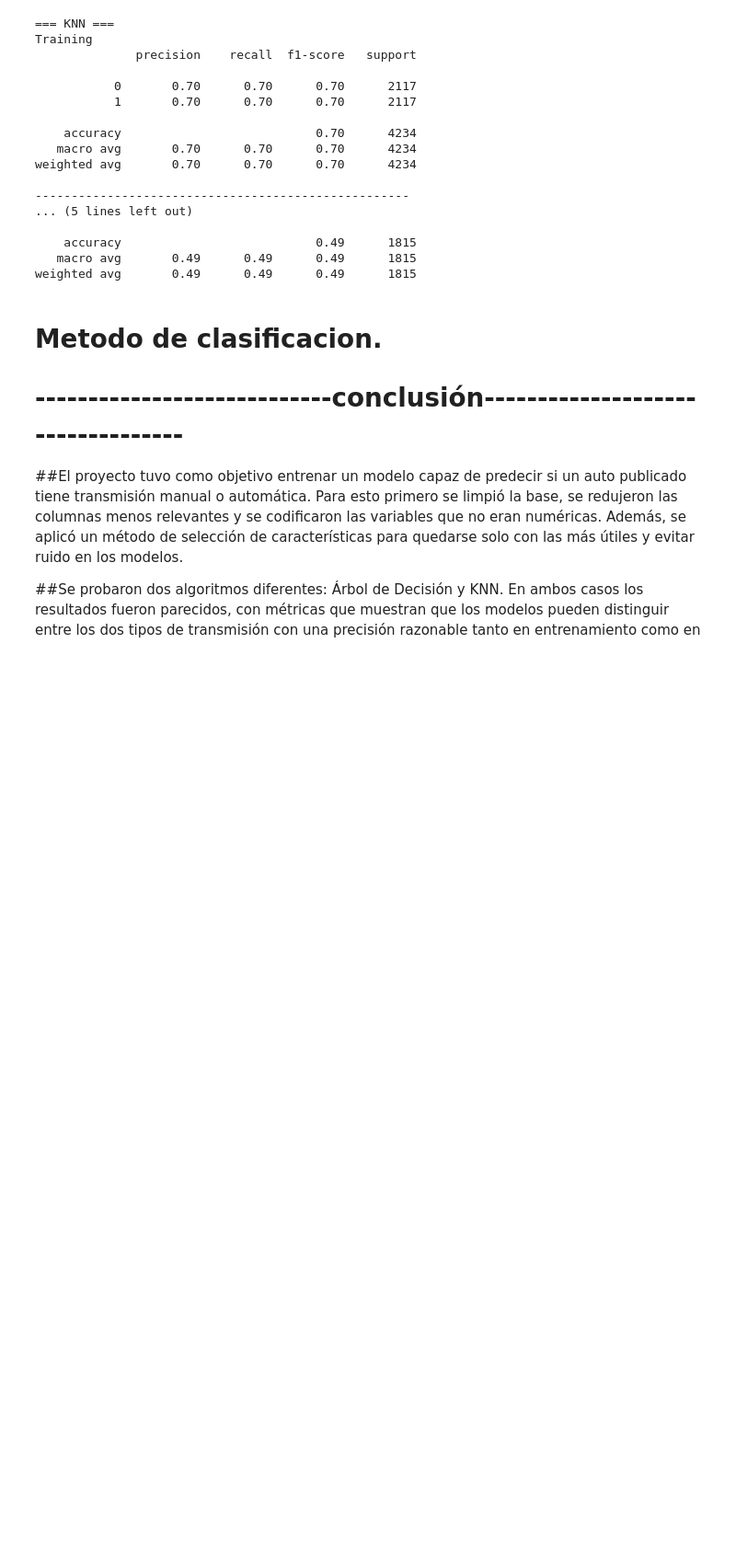
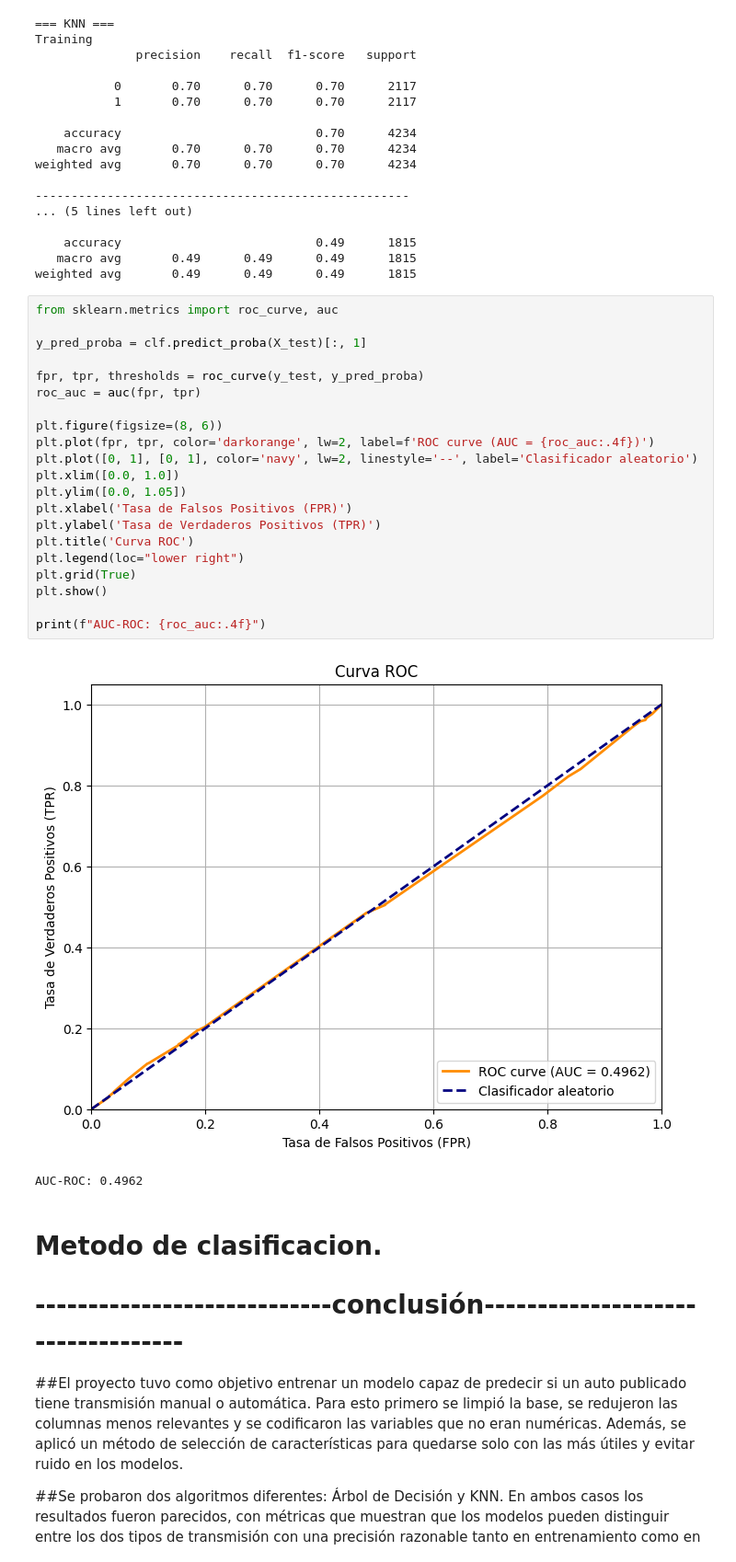
Before and after one commit to valentinreal2006-png/proyecto_data_science, a Jupyter notebook: Proyecto_DS_parte_Final.ipynb, the cells around one changed output. Shown at 92% size. Cells and saved outputs as stored; diff of their text form; blank space fills up the shorter version.

```diff
--- a/Proyecto_DS_parte_Final.ipynb
+++ b/Proyecto_DS_parte_Final.ipynb
@@ -349,6 +349,30 @@ weighted avg       0.70      0.70      0.70      4234
     accuracy                           0.49      1815
    macro avg       0.49      0.49      0.49      1815
 weighted avg       0.49      0.49      0.49      1815
+# %%
+from sklearn.metrics import roc_curve, auc
+
+y_pred_proba = clf.predict_proba(X_test)[:, 1]
+
+fpr, tpr, thresholds = roc_curve(y_test, y_pred_proba)
+roc_auc = auc(fpr, tpr)
+
+plt.figure(figsize=(8, 6))
+plt.plot(fpr, tpr, color='darkorange', lw=2, label=f'ROC curve (AUC = {roc_auc:.4f})')
+plt.plot([0, 1], [0, 1], color='navy', lw=2, linestyle='--', label='Clasificador aleatorio')
+plt.xlim([0.0, 1.0])
+plt.ylim([0.0, 1.05])
+plt.xlabel('Tasa de Falsos Positivos (FPR)')
+plt.ylabel('Tasa de Verdaderos Positivos (TPR)')
+plt.title('Curva ROC')
+plt.legend(loc="lower right")
+plt.grid(True)
+plt.show()
+
+print(f"AUC-ROC: {roc_auc:.4f}")
+# %% [output]
+[figure, added]
+AUC-ROC: 0.4962
 # %% [markdown]
 # Metodo de clasificacion.
 
```
Also changed, not shown: parts of 1 cell of this notebook.
